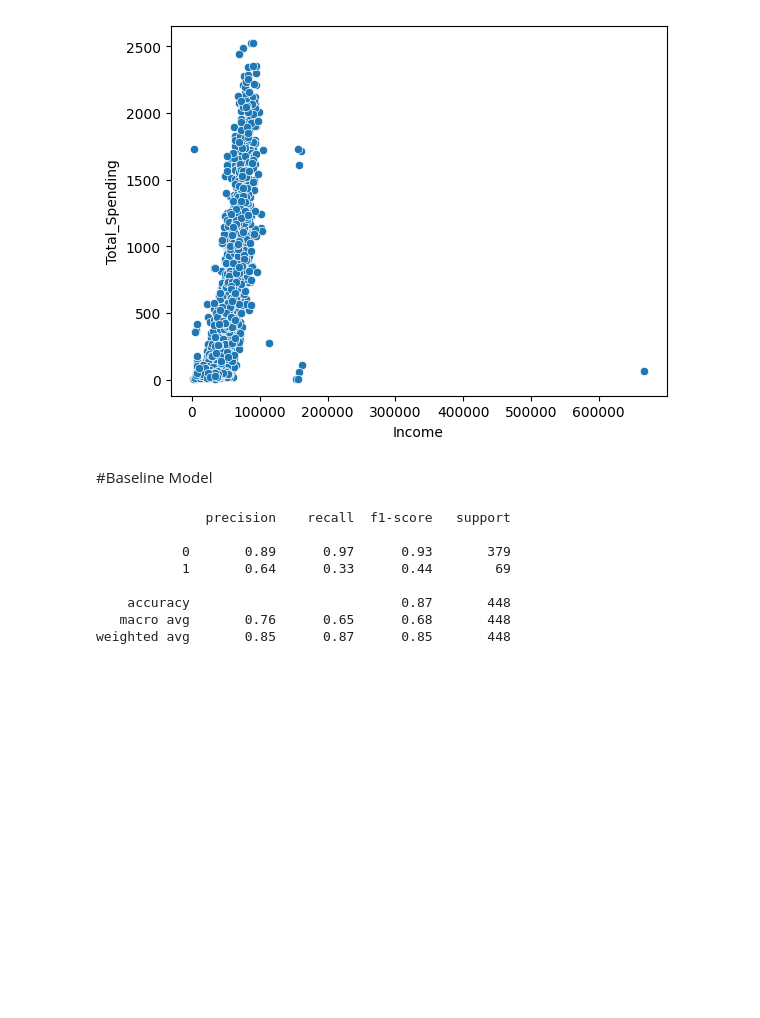
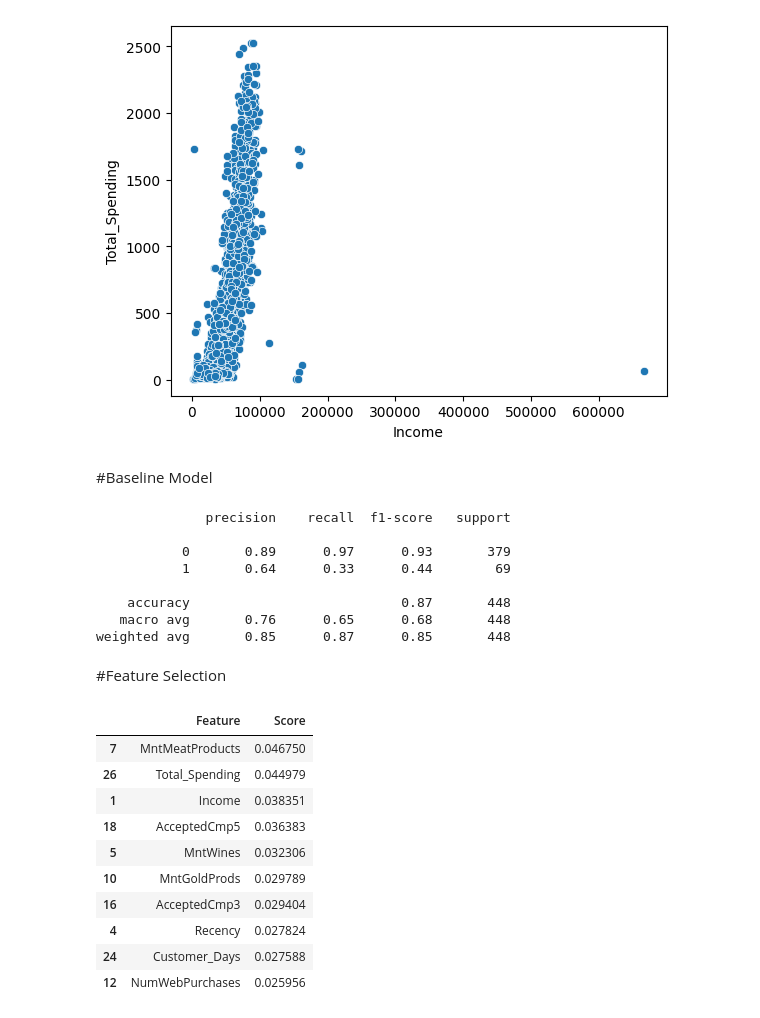
Before and after one commit to SrivaniVadlamannati/customer_response_prediction, a Jupyter notebook: notebooks/customer_response_prediction.ipynb, the cells around one changed output. Drawn from its saved outputs; the diff is of its cells as text; code cells hidden in the pictures; blank space fills up the shorter version.

Commit message:
Feature Selection

```diff
--- a/notebooks/customer_response_prediction.ipynb
+++ b/notebooks/customer_response_prediction.ipynb
@@ -212,3 +212,29 @@ print(classification_report(y_test, y_pred))
     accuracy                           0.87       448
    macro avg       0.76      0.65      0.68       448
 weighted avg       0.85      0.87      0.85       448
+# %% [markdown]
+#Feature Selection
+# %%
+#Mutual Information
+from sklearn.feature_selection import mutual_info_classif
+
+mi = mutual_info_classif(X, y)
+
+mi_df = pd.DataFrame({
+    "Feature": X.columns,
+    "Score": mi
+}).sort_values(by="Score", ascending=False)
+
+mi_df.head(10)
+# %% [output]
+|  | Feature | Score |
+| 7 | MntMeatProducts | 0.046750 |
+| 26 | Total_Spending | 0.044979 |
+| 1 | Income | 0.038351 |
+| 18 | AcceptedCmp5 | 0.036383 |
+| 5 | MntWines | 0.032306 |
+| 10 | MntGoldProds | 0.029789 |
+| 16 | AcceptedCmp3 | 0.029404 |
+| 4 | Recency | 0.027824 |
+| 24 | Customer_Days | 0.027588 |
+| 12 | NumWebPurchases | 0.025956 |
```
Also changed, not shown: parts of 2 cells of this notebook.
